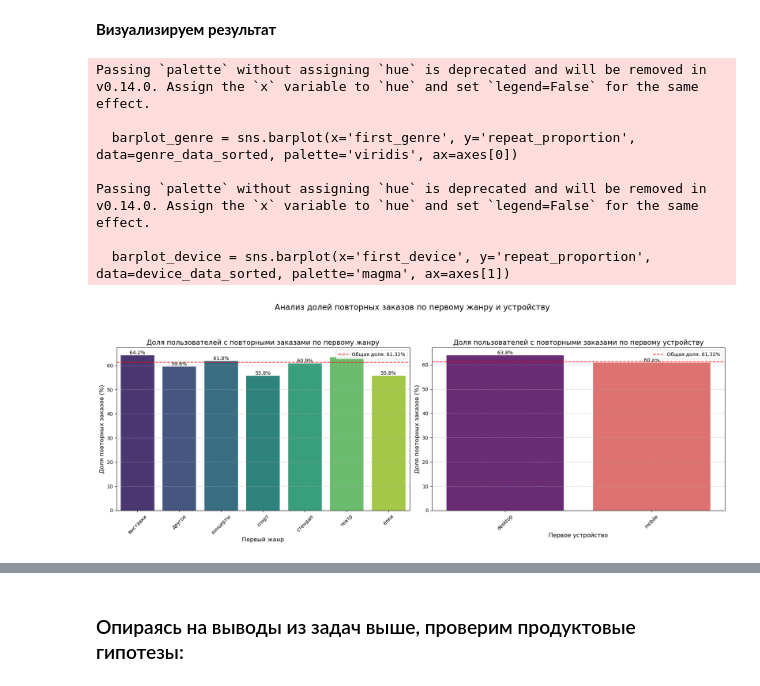
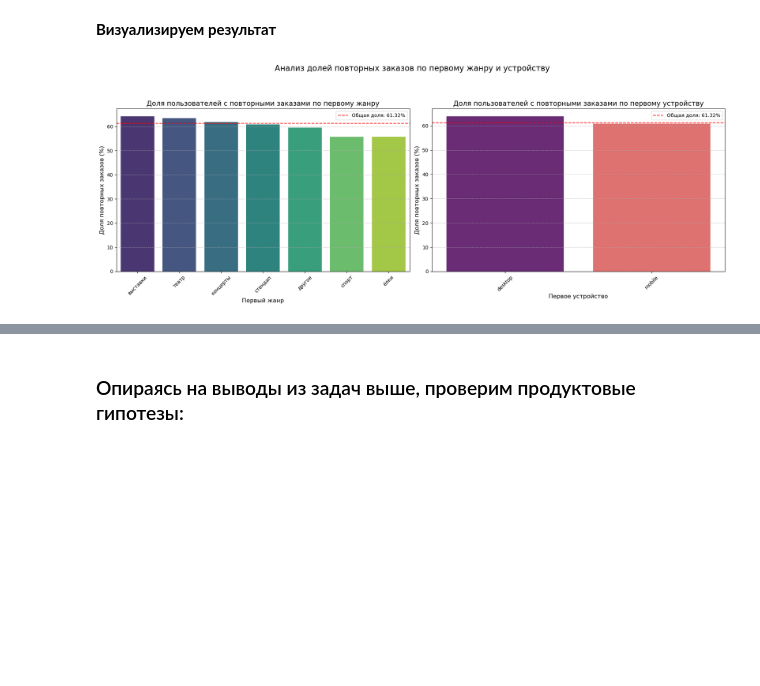
Before and after one commit to artemvasin86-netizen/yandex_afisha_analysis, a Jupyter notebook: DataAnalysis.ipynb, the cells around one changed output, grey strips where cells are left out. Saved outputs shown, nothing was run; the diff lists cells and outputs as text; code cells hidden in the pictures; blank space fills up the shorter version.

```diff
--- a/DataAnalysis.ipynb
+++ b/DataAnalysis.ipynb
@@ -360,8 +535,0 @@ df_processed.drop(columns=['data'], inplace=True)
-# %%
-# Инициализируем новую колонку revenue_rub значениями из revenue
-df_processed['revenue_rub'] = df_processed['revenue']
-# %%
-# Для записей с валютой 'KZT' применяем конвертацию
-kzt_mask = df_processed['currency_code'] == 'kzt'
-df_processed.loc[kzt_mask, 'revenue_rub'] = \
-    df_processed.loc[kzt_mask, 'revenue'] * df_processed.loc[kzt_mask, 'kzt_to_rub_rate_per_1']
@@ -442,5 +585,0 @@ for col in ['order_id', 'tickets_count', 'event_id']:
-# %%
-# Дробные колонки
-for col in ['revenue', 'days_since_prev', 'revenue_rub']:
-    if col in df_processed.columns:
-        df_processed[col] = df_processed[col].astype('float32')
@@ -688,0 +973,5 @@ Name: revenue_rub, dtype: float64
+# %%
+# Сбросим индексы для корректного отображения информации
+df_processed.reset_index(drop=True, inplace=True)
+# Проверим результат
+df_processed.info()
@@ -1180,9 +1568,21 @@ fig, axes = plt.subplots(1, 2, figsize=(18, 7))  # Увеличиваем шир
 
 # --- График для first_genre ---
 genre_data = results['first_genre']
-# Сортируем данные по доле возвратов для более информативного графика
+# Переводим в строку и сортируем
+genre_data['first_genre'] = genre_data['first_genre'].astype(str)
 genre_data_sorted = genre_data.sort_values(by='repeat_proportion', ascending=False)
-barplot_genre = sns.barplot(x='first_genre', y='repeat_proportion', data=genre_data_sorted, palette='viridis', ax=axes[0])
+
+# Строим график
+barplot_genre = sns.barplot(
+    x='first_genre',
+    y='repeat_proportion',
+    data=genre_data_sorted,
+    palette='viridis',
+    ax=axes[0],
+    order=genre_data_sorted['first_genre'], # Явно задаем порядок
+    hue='first_genre',
+    legend=False
+)
 
 # Добавляем заголовок и подписи для первого подграфика
 axes[0].set_title('Доля пользователей с повторными заказами по первому жанру', fontsize=14)
@@ -1194,50 +1594,42 @@ axes[0].axhline(y=overall_repeat_rate * 100, color='red', linestyle='--', label=
 axes[0].legend()
 
 axes[0].tick_params(axis='x', rotation=45)
 axes[0].grid(axis='y', linestyle='--', alpha=0.7)
 
-# Добавление значений доли на график по первому жанру
-for index, row in genre_data_sorted.iterrows():
-    axes[0].text(index, row['repeat_proportion'], f'{row["repeat_proportion"] :.1f}%',
-                  color='black', ha='center', va='bottom')
-
 # --- График для first_device ---
 device_data = results['first_device']
 # Сортируем данные по доле возвратов для более информативного графика
 device_data_sorted = device_data.sort_values(by='repeat_proportion', ascending=False)
-barplot_device = sns.barplot(x='first_device', y='repeat_proportion', data=device_data_sorted, palette='magma', ax=axes[1])
+barplot_device = sns.barplot(
+    x='first_device',
+    y='repeat_proportion',
+    data=device_data_sorted,
+    palette='magma',
+    ax=axes[1],
+    order=device_data_sorted['first_device'], # Явно задаем порядок
+    hue='first_device',
+    legend=False
+)
 
 # Добавляем заголовок и подписи для второго подграфика
 axes[1].set_title('Доля пользователей с повторными заказами по первому устройству', fontsize=14)
 axes[1].set_xlabel('Первое устройство', fontsize=12)
 axes[1].set_ylabel('Доля повторных заказов (%)', fontsize=12)
 
 # Добавляем горизонтальную линию общей доли
 axes[1].axhline(y=overall_repeat_rate * 100, color='red', linestyle='--', label=f'Общая доля: {overall_repeat_rate:.2%}')
 axes[1].legend()
 axes[1].tick_params(axis='x', rotation=45)
 axes[1].grid(axis='y', linestyle='--', alpha=0.7)
 
-# Добавление значений доли на график по первому устройству
-for index, row in device_data_sorted.iterrows():
-    axes[1].text(index, row['repeat_proportion'], f'{row["repeat_proportion"] :.1f}%',
-                  color='black', ha='center', va='bottom')
-
 # Общий заголовок для всей фигуры
 plt.suptitle('Анализ долей повторных заказов по первому жанру и устройству', fontsize=16, y=1.02)
 
 # Оптимизируем отступы, чтобы все элементы поместились, учитывая suptitle
 plt.tight_layout(rect=[0, 0.03, 1, 0.95])
 
 # Показываем графики
 plt.show()
 # %% [output]
-Passing `palette` without assigning `hue` is deprecated and will be removed in v0.14.0. Assign the `x` variable to `hue` and set `legend=False` for the same effect.
-
-  barplot_genre = sns.barplot(x='first_genre', y='repeat_proportion', data=genre_data_sorted, palette='viridis', ax=axes[0])
-
-Passing `palette` without assigning `hue` is deprecated and will be removed in v0.14.0. Assign the `x` variable to `hue` and set `legend=False` for the same effect.
-
-  barplot_device = sns.barplot(x='first_device', y='repeat_proportion', data=device_data_sorted, palette='magma', ax=axes[1])
-[figure, old version]
+[figure, new version]
 # %%
```
Also changed, not shown: parts of 124 cells of this notebook.
